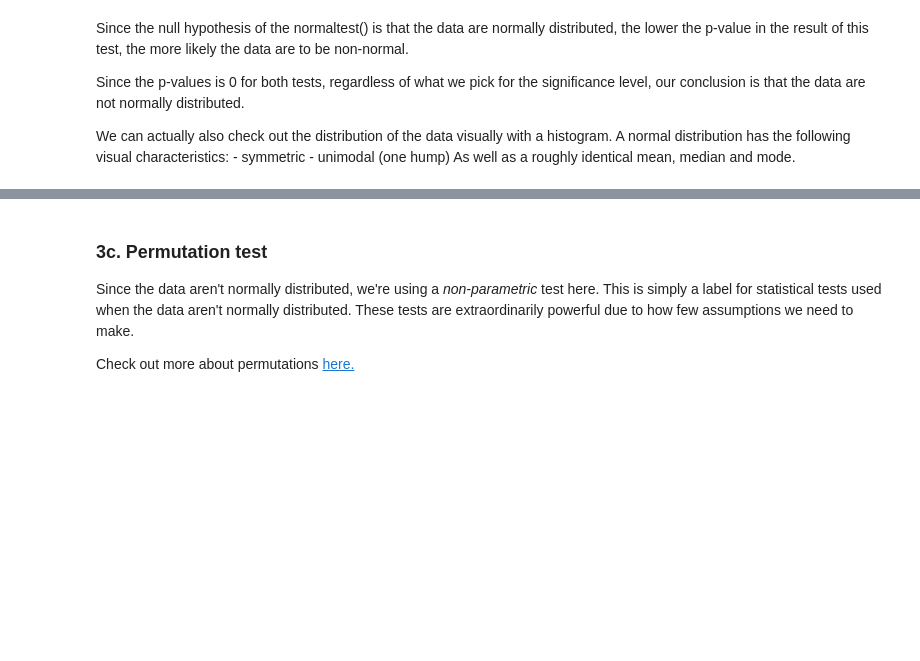
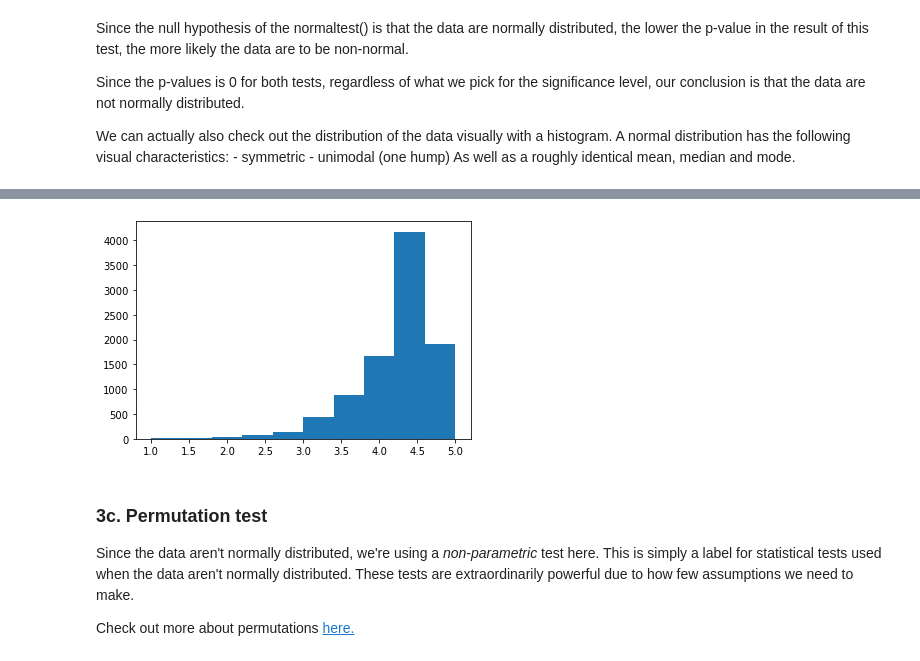
Before and after one commit to levancie/dsc_intro, a Jupyter notebook: Springboard App Project Tier 3/PART 3, Tier 3 - Modelling.ipynb, the cells around one changed output, grey strips where cells are left out. Cells and saved outputs as stored; diff of their text form; code cells hidden in the pictures; blank space fills up the shorter version.

```diff
--- a/Springboard App Project Tier 3/PART 3, Tier 3 - Modelling.ipynb
+++ b/Springboard App Project Tier 3/PART 3, Tier 3 - Modelling.ipynb
@@ -454,6 +461,9 @@ _ _ _ = plt.hist(_ _ _)
 # %%
 # Create a histogram of the google data
-histoGoogle = _ _ _
+histoGoogle = plt.hist(google)
+plt.show()
+# %% [output]
+[figure, added]
 # %% [markdown]
 ### 3c. Permutation test
 Since the data aren't normally distributed, we're using a *non-parametric* test here. This is simply a label for statistical tests used when the data aren't normally distributed. These tests are extraordinarily powerful due to how few assumptions we need to make.
```
Also changed, not shown: parts of 9 cells of this notebook.
